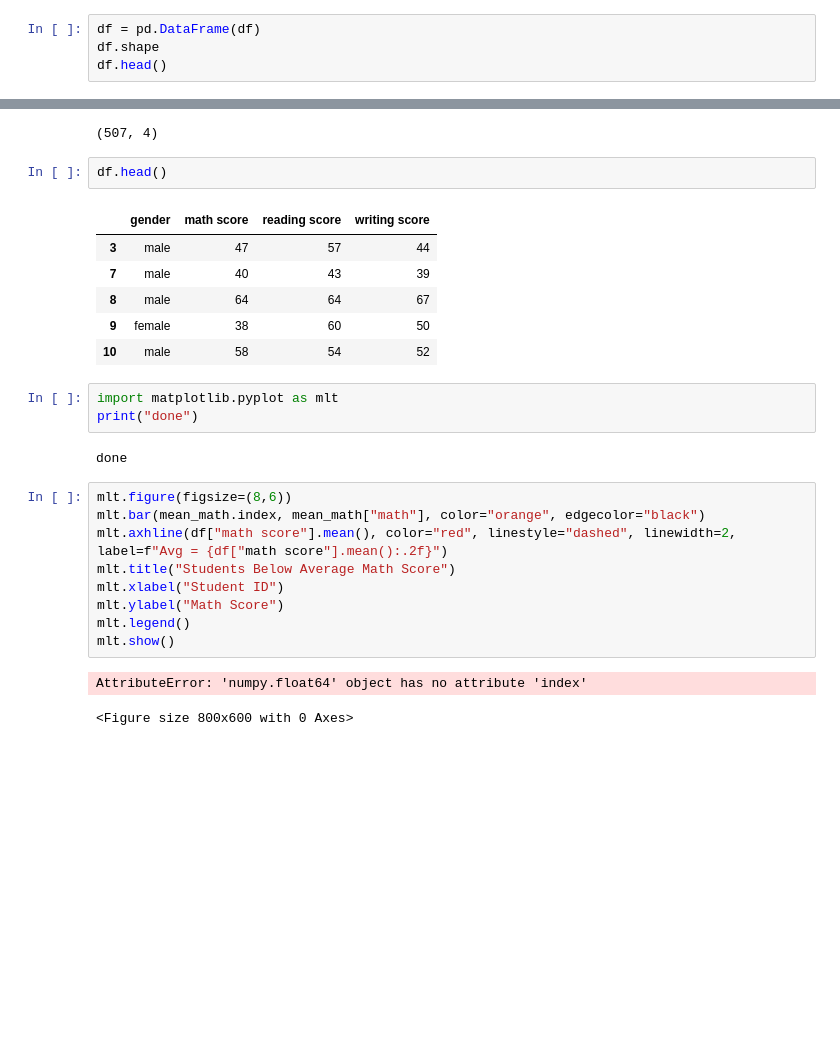
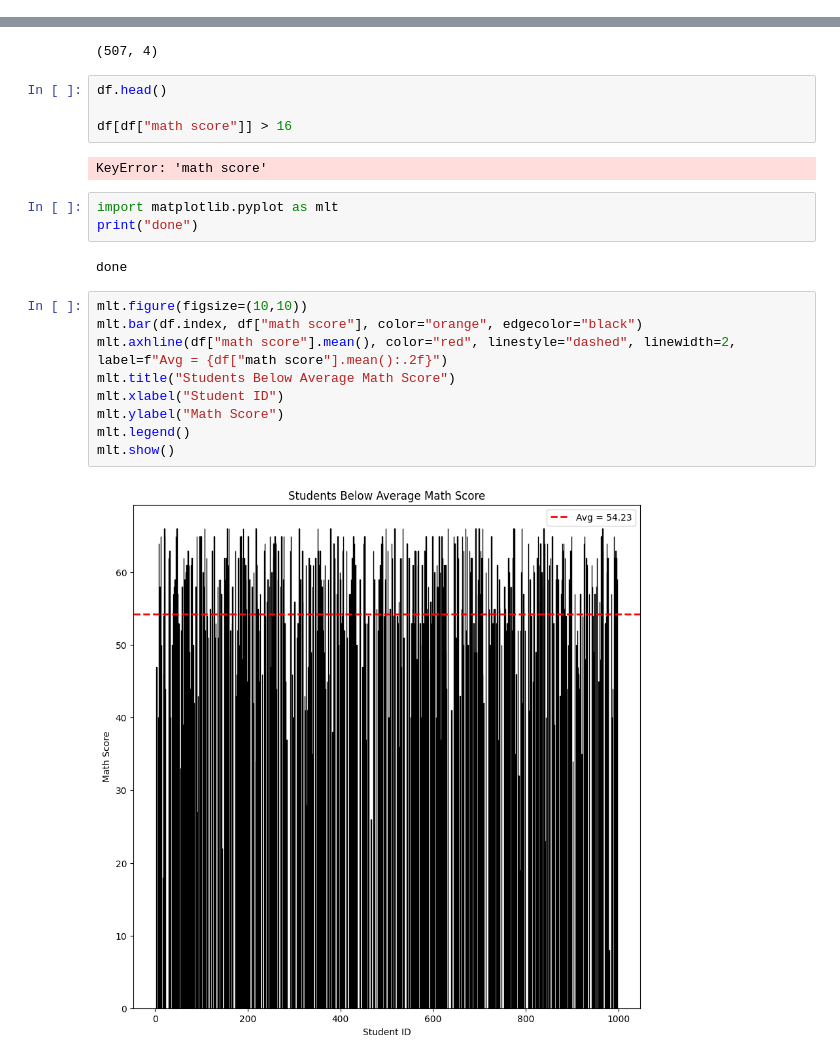
Before and after one commit to Annie578/Data_Visualisation, a Jupyter notebook: std_prf.ipynb, the cells around one changed output, grey strips where cells are left out. Cells and saved outputs as stored; diff of their text form; blank space fills up the shorter version.

```diff
--- a/std_prf.ipynb
+++ b/std_prf.ipynb
@@ -56,7 +60,3 @@ Data columns (total 8 columns):
  7   writing score                1000 non-null   int64
 dtypes: int64(3), str(5)
 memory usage: 62.6 KB
-# %%
-df = pd.DataFrame(df)
-df.shape
-df.head()
@@ -82,27 +75,23 @@ df.shape
 (507, 4)
 # %%
 df.head()
+
+df[df["math score"]] > 16
 # %% [output]
-|  | gender | math score | reading score | writing score |
-| 3 | male | 47 | 57 | 44 |
-| 7 | male | 40 | 43 | 39 |
-| 8 | male | 64 | 64 | 67 |
-| 9 | female | 38 | 60 | 50 |
-| 10 | male | 58 | 54 | 52 |
+KeyError: 'math score'
 # %%
 import matplotlib.pyplot as mlt
 print("done")
 # %% [output]
 done
 # %%
-mlt.figure(figsize=(8,6))
-mlt.bar(mean_math.index, mean_math["math"], color="orange", edgecolor="black")
+mlt.figure(figsize=(10,10))
+mlt.bar(df.index, df["math score"], color="orange", edgecolor="black")
 mlt.axhline(df["math score"].mean(), color="red", linestyle="dashed", linewidth=2, label=f"Avg = {df["math score"].mean():.2f}")
 mlt.title("Students Below Average Math Score")
 mlt.xlabel("Student ID")
 mlt.ylabel("Math Score")
 mlt.legend()
 mlt.show()
 # %% [output]
-AttributeError: 'numpy.float64' object has no attribute 'index'
-<Figure size 800x600 with 0 Axes>
+[figure, added]
```
Also changed, not shown: parts of 2 cells of this notebook, 11 other files.
